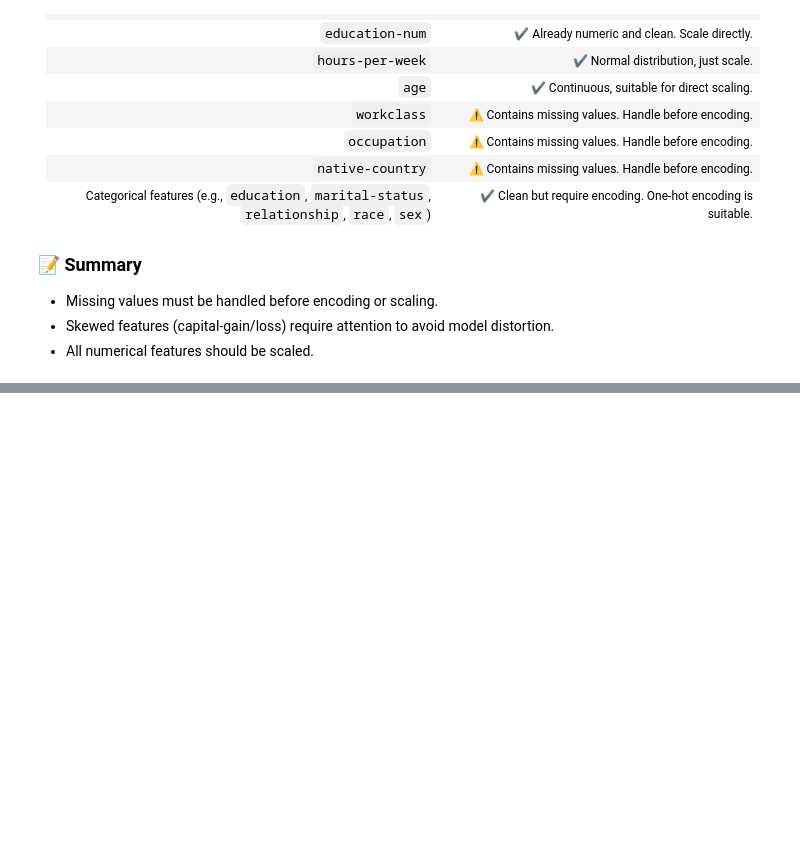
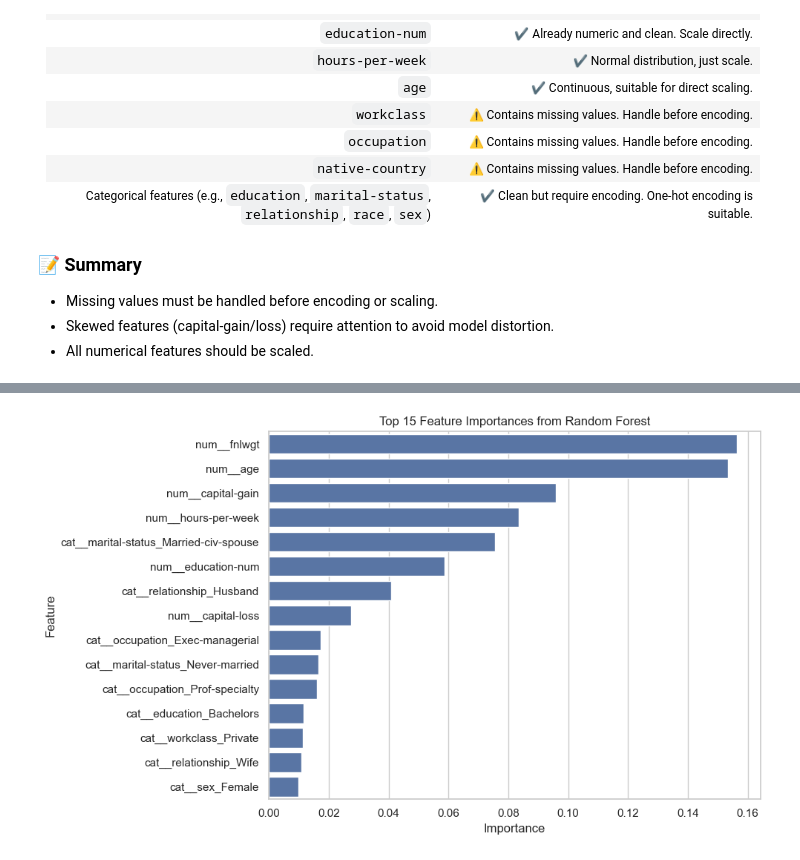
Before and after one commit to maalekj/Predicting-High-Income-Individuals-from-Demographic-Data, a Jupyter notebook: income-predict.ipynb, the cells around one changed output, grey strips where cells are left out. Saved outputs shown, nothing was run; the diff lists cells and outputs as text; code cells hidden in the pictures; blank space fills up the shorter version.

```diff
--- a/income-predict.ipynb
+++ b/income-predict.ipynb
@@ -301,0 +512,13 @@ Before sending the data into machine learning models, the following features req
+# %%
+from sklearn.ensemble import RandomForestClassifier
+
+# Train Random Forest
+rf = RandomForestClassifier(n_estimators=100, random_state=42)
+rf.fit(X_train_processed, y_train)
+
+# Predict and evaluate on validation set
+y_val_pred_rf = rf.predict(X_val_processed)
+
+print("Validation Accuracy:", accuracy_score(y_val, y_val_pred_rf))
+print("\nConfusion Matrix:\n", confusion_matrix(y_val, y_val_pred_rf))
+print("\nClassification Report:\n", classification_report(y_val, y_val_pred_rf))
@@ -301,0 +541,17 @@ Before sending the data into machine learning models, the following features req
+# %%
+# Feature importances from Random Forest
+rf_importances = rf.feature_importances_
+rf_importance_df = pd.DataFrame({
+    "Feature": feature_names,
+    "Importance": rf_importances
+})
+
+top_rf_features = rf_importance_df.sort_values(by="Importance", ascending=False).head(15)
+
+plt.figure(figsize=(10, 6))
+sns.barplot(data=top_rf_features, x="Importance", y="Feature")
+plt.title("Top 15 Feature Importances from Random Forest")
+plt.tight_layout()
+plt.show()
+# %% [output]
+[figure, added]
```
Also changed, not shown: parts of 22 cells of this notebook.
